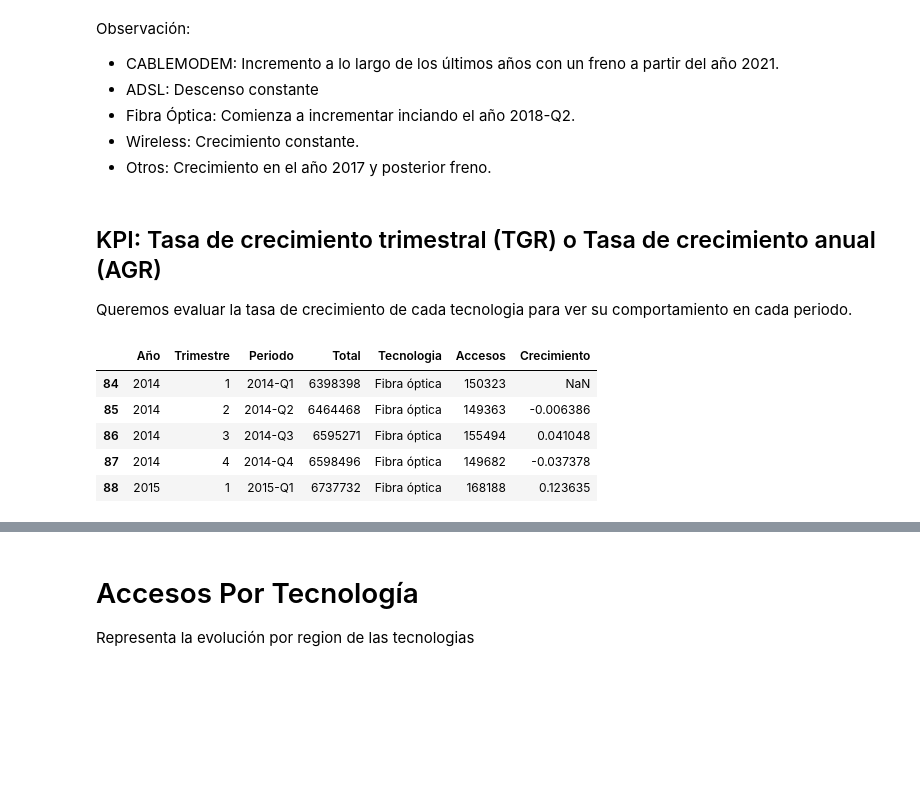
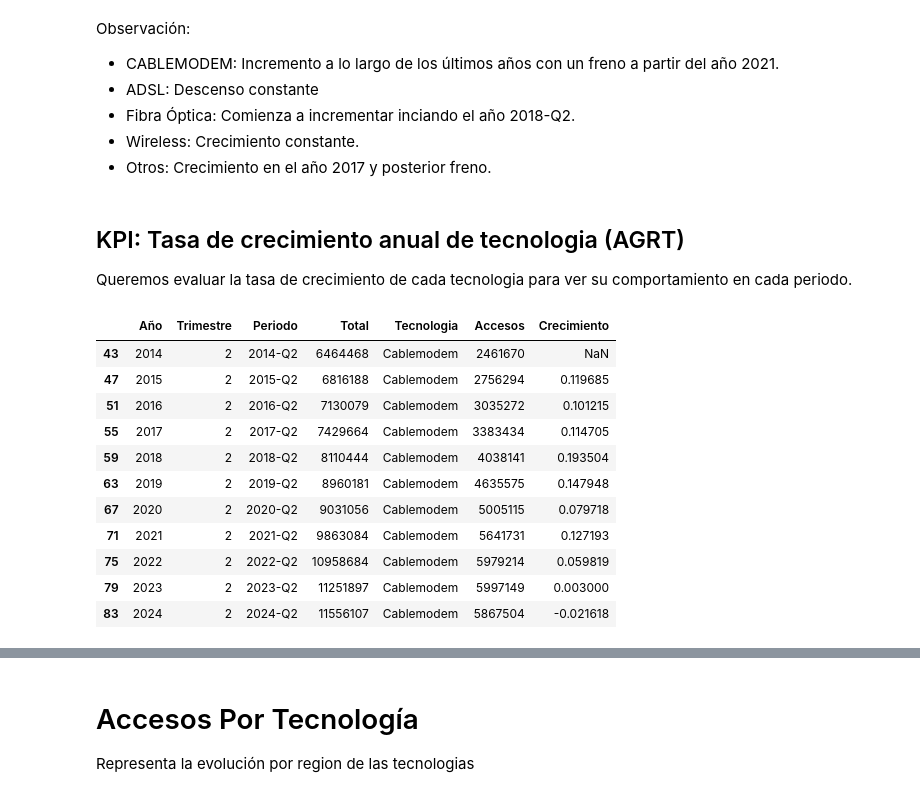
Before and after one commit to SDCaFlo/HenryDataAnalytics, a Jupyter notebook: EDA.ipynb, the cells around one changed output, grey strips where cells are left out. Saved outputs shown, nothing was run; the diff lists cells and outputs as text; code cells hidden in the pictures; blank space fills up the shorter version.

```diff
--- a/EDA.ipynb
+++ b/EDA.ipynb
@@ -1190,6 +1026,6 @@ Representa la evolución total de las tecnologias a nivel nacional
 # %%
 # Cargamos el archivo.
-totales_accesos_por_tecnologia = file["Totales Accesos Por Tecnología"]
+totales_accesos_por_tecnologia = file["Totales Accesos Por Tecnología"].copy()
 # %%
 # Modificamos la columna periodo para mejor entendimiento
 totales_accesos_por_tecnologia["Periodo"] = totales_accesos_por_tecnologia["Año"].astype(str) + "-Q" + totales_accesos_por_tecnologia["Trimestre"].astype(str)
@@ -1247,28 +1083,36 @@ Observación:
 - Wireless: Crecimiento constante.
 - Otros: Crecimiento en el año 2017 y posterior freno.
 # %% [markdown]
-## KPI: Tasa de crecimiento trimestral (TGR) o Tasa de crecimiento anual (AGR)
+## KPI: Tasa de crecimiento anual de tecnologia (AGRT)
 Queremos evaluar la tasa de crecimiento de cada tecnologia para ver su comportamiento en cada periodo.
 # %%
 #Cambiamos los nombres para un mejor entendimiento
 totales_accesos_por_tecnologia_melted.rename(columns={"variable" : "Tecnologia", "value" : "Accesos"}, inplace=True)
+# %%
+tasa_crecimiento_anual_tecnologia = totales_accesos_por_tecnologia_melted[totales_accesos_por_tecnologia_melted["Trimestre"]==2]
 # %%
 #Ordenamos valores
-totales_accesos_por_tecnologia_melted = totales_accesos_por_tecnologia_melted.sort_values(by=["Tecnologia", "Periodo"])
+tasa_crecimiento_anual_tecnologia = tasa_crecimiento_anual_tecnologia.sort_values(by=["Tecnologia", "Periodo"])
 
-#Calculamos la tasa de crecimiento trimestral con ayuda del método pct_change
-totales_accesos_por_tecnologia_melted['Crecimiento'] = totales_accesos_por_tecnologia_melted.groupby(by=["Tecnologia"])["Accesos"].pct_change()
+#Calculamos la tasa de crecimiento anual con ayuda del método pct_change
+tasa_crecimiento_anual_tecnologia['Crecimiento'] = tasa_crecimiento_anual_tecnologia.groupby(by=["Tecnologia"])["Accesos"].pct_change()
 # %%
 # Ejemplo de visualización del crecimiento trimestral
-tech="Fibra óptica"
-mask = totales_accesos_por_tecnologia_melted["Tecnologia"]==tech
-totales_accesos_por_tecnologia_melted[mask].head()
+tech="Cablemodem"
+mask = tasa_crecimiento_anual_tecnologia["Tecnologia"]==tech
+tasa_crecimiento_anual_tecnologia[mask]
 # %% [output]
 |  | Año | Trimestre | Periodo | Total | Tecnologia | Accesos | Crecimiento |
-| 84 | 2014 | 1 | 2014-Q1 | 6398398 | Fibra óptica | 150323 | NaN |
-| 85 | 2014 | 2 | 2014-Q2 | 6464468 | Fibra óptica | 149363 | -0.006386 |
-| 86 | 2014 | 3 | 2014-Q3 | 6595271 | Fibra óptica | 155494 | 0.041048 |
-| 87 | 2014 | 4 | 2014-Q4 | 6598496 | Fibra óptica | 149682 | -0.037378 |
-| 88 | 2015 | 1 | 2015-Q1 | 6737732 | Fibra óptica | 168188 | 0.123635 |
+| 43 | 2014 | 2 | 2014-Q2 | 6464468 | Cablemodem | 2461670 | NaN |
+| 47 | 2015 | 2 | 2015-Q2 | 6816188 | Cablemodem | 2756294 | 0.119685 |
+| 51 | 2016 | 2 | 2016-Q2 | 7130079 | Cablemodem | 3035272 | 0.101215 |
+| 55 | 2017 | 2 | 2017-Q2 | 7429664 | Cablemodem | 3383434 | 0.114705 |
+| 59 | 2018 | 2 | 2018-Q2 | 8110444 | Cablemodem | 4038141 | 0.193504 |
+| 63 | 2019 | 2 | 2019-Q2 | 8960181 | Cablemodem | 4635575 | 0.147948 |
+| 67 | 2020 | 2 | 2020-Q2 | 9031056 | Cablemodem | 5005115 | 0.079718 |
+| 71 | 2021 | 2 | 2021-Q2 | 9863084 | Cablemodem | 5641731 | 0.127193 |
+| 75 | 2022 | 2 | 2022-Q2 | 10958684 | Cablemodem | 5979214 | 0.059819 |
+| 79 | 2023 | 2 | 2023-Q2 | 11251897 | Cablemodem | 5997149 | 0.003000 |
+| 83 | 2024 | 2 | 2024-Q2 | 11556107 | Cablemodem | 5867504 | -0.021618 |
 # %%
 # Cambios a formato WIDE, para anexar el BW-medio y evaluar
```
Also changed, not shown: parts of 204 cells of this notebook.
